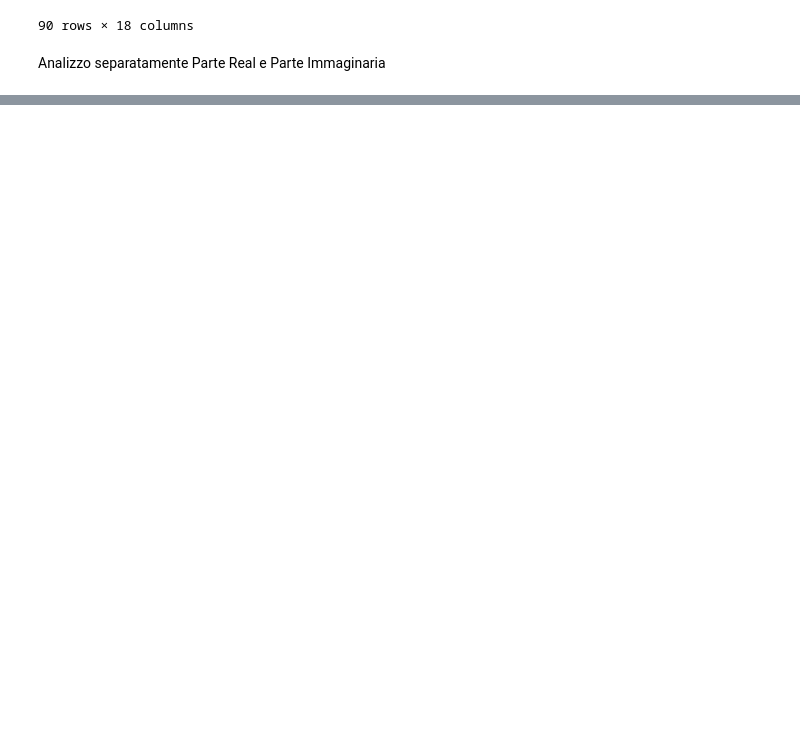
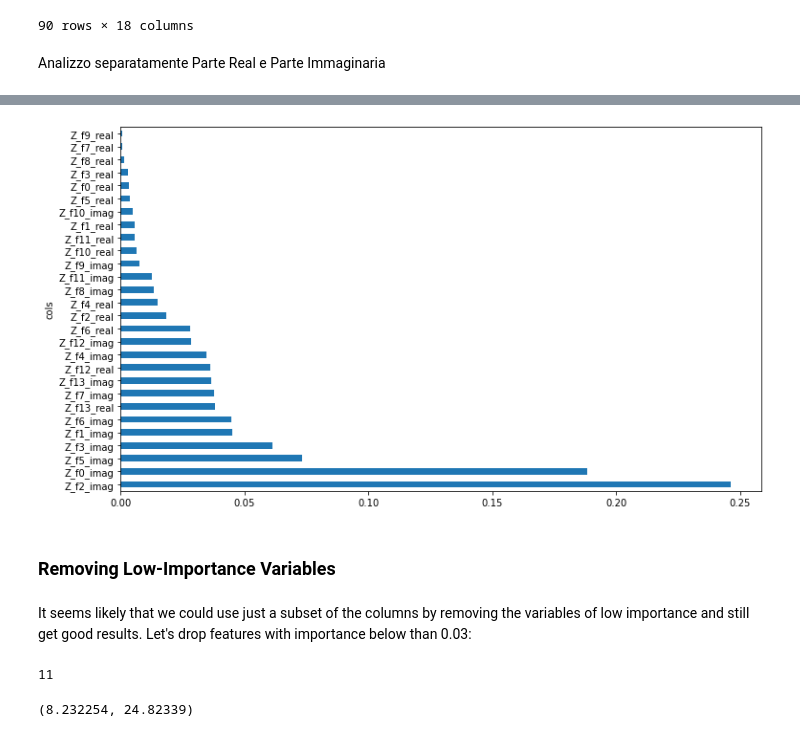
Before and after one commit to electrical-and-electronic-measurement/ml-4-measurement, a Jupyter notebook: notebooks/EIS_dataset_exploration.ipynb, the cells around one changed output, grey strips where cells are left out. Drawn from its saved outputs; the diff is of its cells as text; code cells hidden in the pictures; blank space fills up the shorter version.

Commit message:
EIS Data Exploration notebook updated

```diff
--- a/notebooks/EIS_dataset_exploration.ipynb
+++ b/notebooks/EIS_dataset_exploration.ipynb
@@ -140,0 +349,10 @@ show_coorelation_plot(df_img)
+# %%
+def rf_feat_importance(m, df):
+    return pd.DataFrame({'cols':df.columns, 'imp':m.feature_importances_}
+                       ).sort_values('imp', ascending=False)
+
+def plot_fi(fi):
+    return fi.plot('cols', 'imp', 'barh', figsize=(12,7), legend=False)
+# %%
+fi = rf_feat_importance(m, xs)
+fi[:10]
@@ -140,0 +371,20 @@ show_coorelation_plot(df_img)
+# %%
+plot_fi(fi[:30]);
+# %% [output]
+[figure, added]
+# %% [markdown]
+### Removing Low-Importance Variables
+# %% [markdown]
+It seems likely that we could use just a subset of the columns by removing the variables of low importance and still get good results. Let's drop features with importance below than 0.03:
+# %%
+to_keep = fi[fi.imp>0.03].cols
+len(to_keep)
+# %% [output]
+11
+# %%
+xs_imp = xs[to_keep]
+valid_xs_imp = valid_xs[to_keep]
+m = rf(xs_imp, y)
+m_rmse(m, xs_imp, y), m_rmse(m, valid_xs_imp, valid_y)
+# %% [output]
+(8.232254, 24.82339)
```
Also changed, not shown: parts of 79 cells of this notebook.
